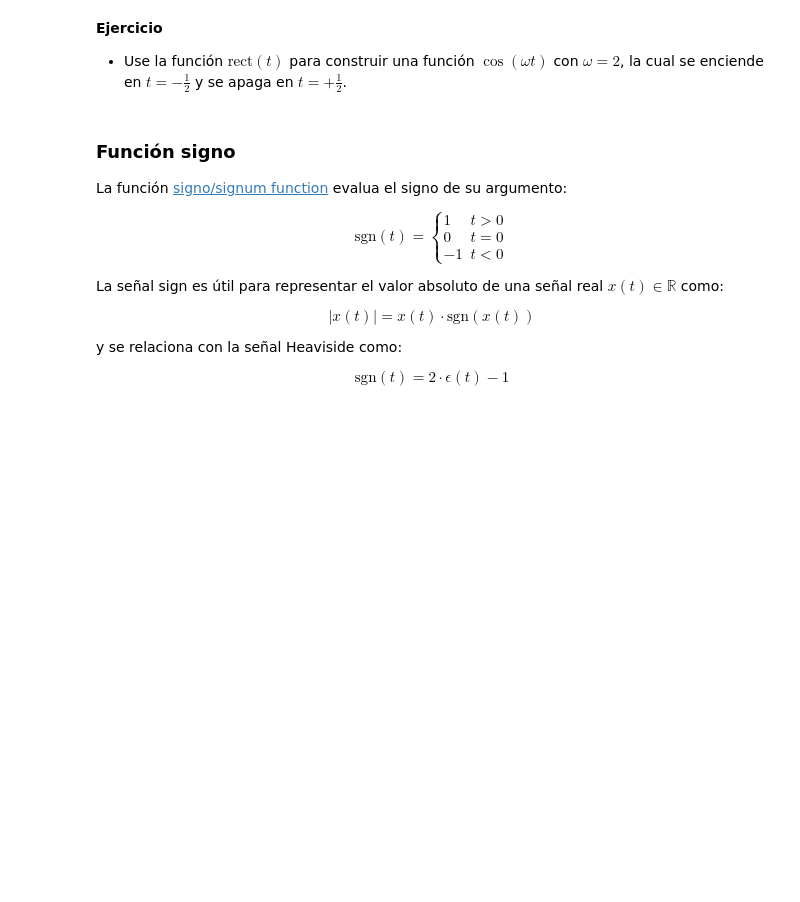
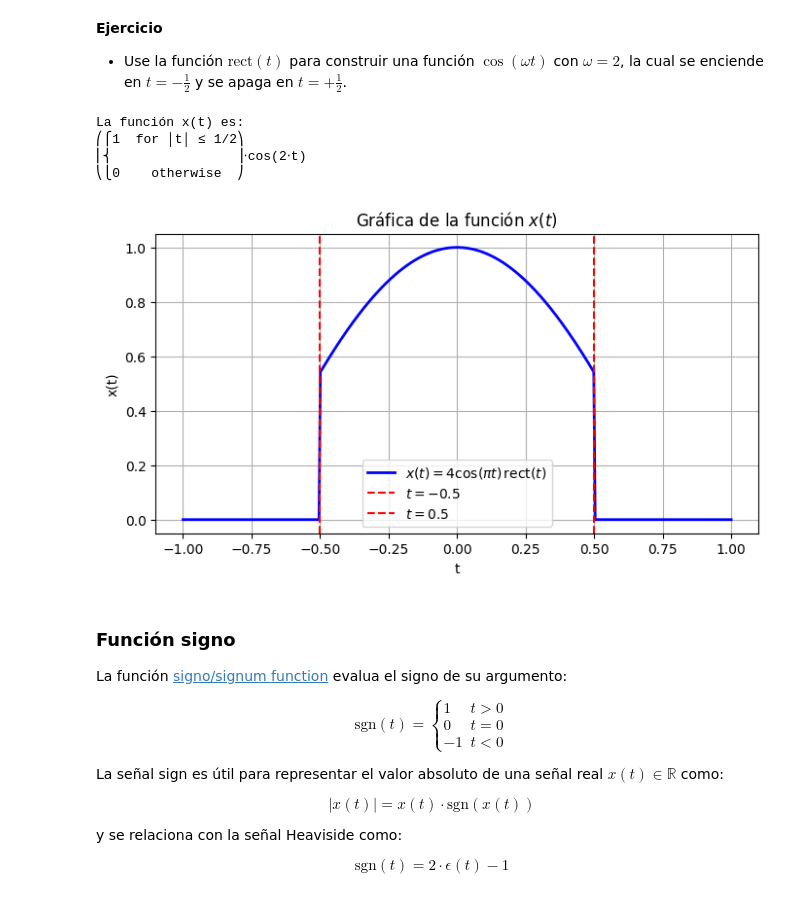
Before and after one commit to RafaelTorresCH/senalesysistemas_, a Jupyter notebook: Sen_estandar.ipynb, the cells around one changed output. Drawn from its saved outputs; the diff is of its cells as text; code cells hidden in the pictures; blank space fills up the shorter version.

```diff
--- a/Sen_estandar.ipynb
+++ b/Sen_estandar.ipynb
@@ -257,6 +257,54 @@ sym.plot(rect(t), (t, -1, 1), ylim=[-0.2, 1.2], ylabel=r'rect$(t)$');
 **Ejercicio**
 
 * Use la función $\text{rect}(t)$ para construir una función $\cos(\omega t)$ con $\omega=2$, la cual se enciende en $t=-\frac{1}{2}$ y se apaga en $t=+\frac{1}{2}$.
+# %%
+import sympy as sp
+import numpy as np
+import matplotlib.pyplot as plt
+
+# Definir la variable simbólica
+t = sp.symbols('t', real=True)
+
+# Definir la función rectangular rect(t)
+#    Se define como 1 para |t| <= 1/2 y 0 en otro caso.
+rect = sp.Piecewise((1, sp.Abs(t) <= sp.Rational(1, 2)), (0, True))
+
+# 3. Construir la función x(t)=4*cos(pi*t)*rect(t)
+x = sp.cos(2 * t) * rect
+
+
+# Mostrar la función simbólica
+sp.init_printing(use_unicode=True)
+print("La función x(t) es:")
+sp.pprint(x)
+
+# 4. (Opcional) Graficar la función
+
+# Convertir la función simbólica a una función numérica para evaluar y graficar
+x_numeric = sp.lambdify(t, x, 'numpy')
+
+# Definir un vector de tiempo
+t_vals = np.linspace(-1, 1, 400)
+x_vals = x_numeric(t_vals)
+
+# Graficar la señal
+plt.figure(figsize=(8, 4))
+plt.plot(t_vals, x_vals, 'b-', lw=2, label=r'$x(t)=4\cos(\pi t)\,\mathrm{rect}(t)$')
+plt.xlabel('t')
+plt.ylabel('x(t)')
+plt.title('Gráfica de la función $x(t)$')
+# Dibujar las líneas verticales que indican t = -0.5 y t = 0.5
+plt.axvline(-0.5, color='r', linestyle='--', label='$t=-0.5$')
+plt.axvline(0.5, color='r', linestyle='--', label='$t=0.5$')
+plt.legend()
+plt.grid(True)
+plt.show()
+# %% [output]
+La función x(t) es:
+⎛⎧1  for │t│ ≤ 1/2⎞
+⎜⎨                ⎟⋅cos(2⋅t)
+⎝⎩0    otherwise  ⎠
+[figure, added]
 # %% [markdown]
 ### Función signo
 
```
